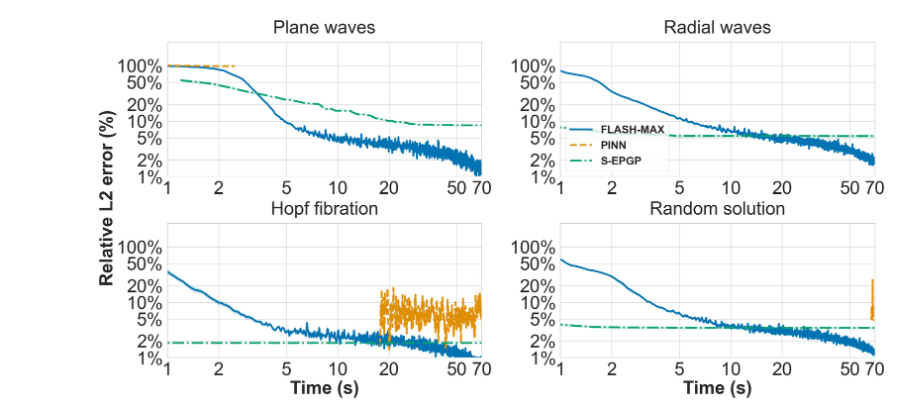
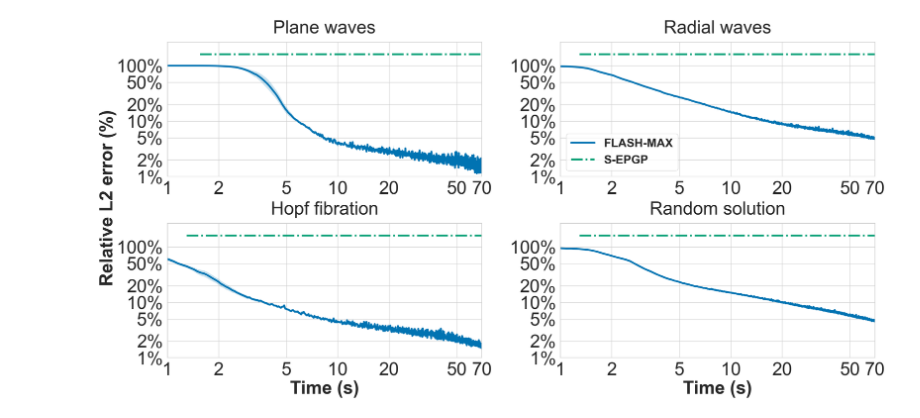
Before and after one commit to ddegenaro/flash-max, a Jupyter notebook: timing_plot.ipynb, the cells around one changed output. Drawn from its saved outputs; the diff is of its cells as text; code cells hidden in the pictures.

```diff
--- a/timing_plot.ipynb
+++ b/timing_plot.ipynb
@@ -50,7 +50,7 @@ exps = {
 }
 
 settings = {
-    'add_bc': False, # do both
+    'add_bc': True, # do both
     'use_cpu': False
 }
 
@@ -320,7 +320,7 @@ for i, (soln_num, title) in enumerate(zip(soln_nums, titles)):
             labels_,
             loc='lower left',
             frameon=True,
-            prop = font_manager.FontProperties(size=lfs-6, weight='bold')
+            prop = font_manager.FontProperties(size=lfs-4, weight='bold')
         )
 
     ax.set_yticks(yticks)  # yticks = np.log([20, 40, ..., 160])
@@ -330,31 +330,31 @@ for i, (soln_num, title) in enumerate(zip(soln_nums, titles)):
     ax.set_xticklabels([f'{v:.0f}' for v in xtick_vals])
 
     # Make the plot area taller than wide via aspect — 'box' keeps axes box fixed
     # ax.set_aspect(max_time / max_err * 0.75, adjustable='box')  # <1 = taller than wide
 
 # if log:
 #     fig.suptitle(
 #         'Relative L2 validation error over time\n(w/ BC on NVIDIA L40S, average of 5 seeds), log-log scale',
 #         fontsize=fs, y=1.1
 #     )
 # else:
 #     fig.suptitle(
 #         'Relative L2 validation error over time\n(w/ BC on NVIDIA L40S, average of 5 seeds)',
 #         fontsize=fs, y=1.1
 #     )
 
 fig.text(
     0.06, 0.5,          # x position (left of subplots), y centered
     'Relative L2 error (%)',
     va='center',
     ha='center',
     rotation='vertical',
     fontsize=fs,
     fontweight='bold'   # if needed
 )
 
 plt.tight_layout(pad=1.0)
 plt.savefig(f"figs/timing_plots_bc_{settings['add_bc']}.pdf", bbox_inches='tight')
 plt.show()
 # %% [output]
-[figure, old version]
+[figure, new version]
```
